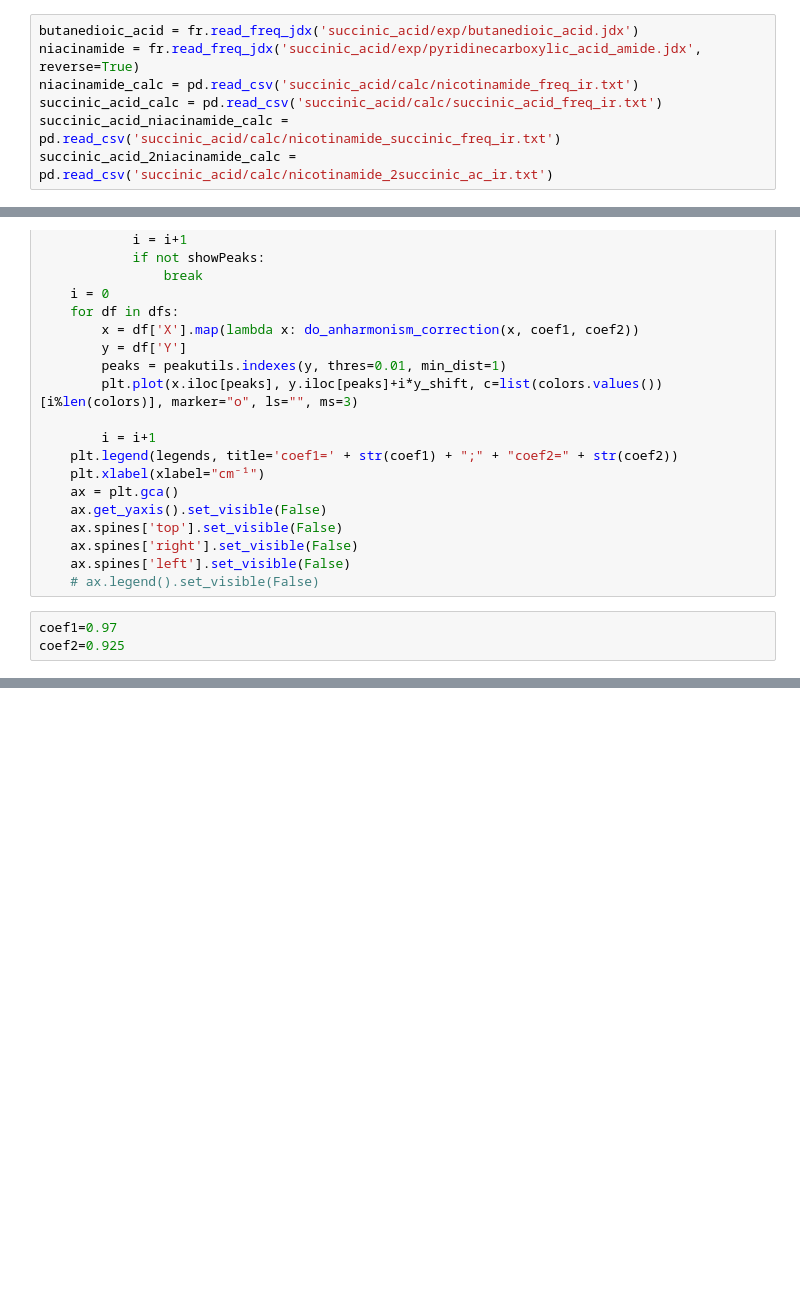
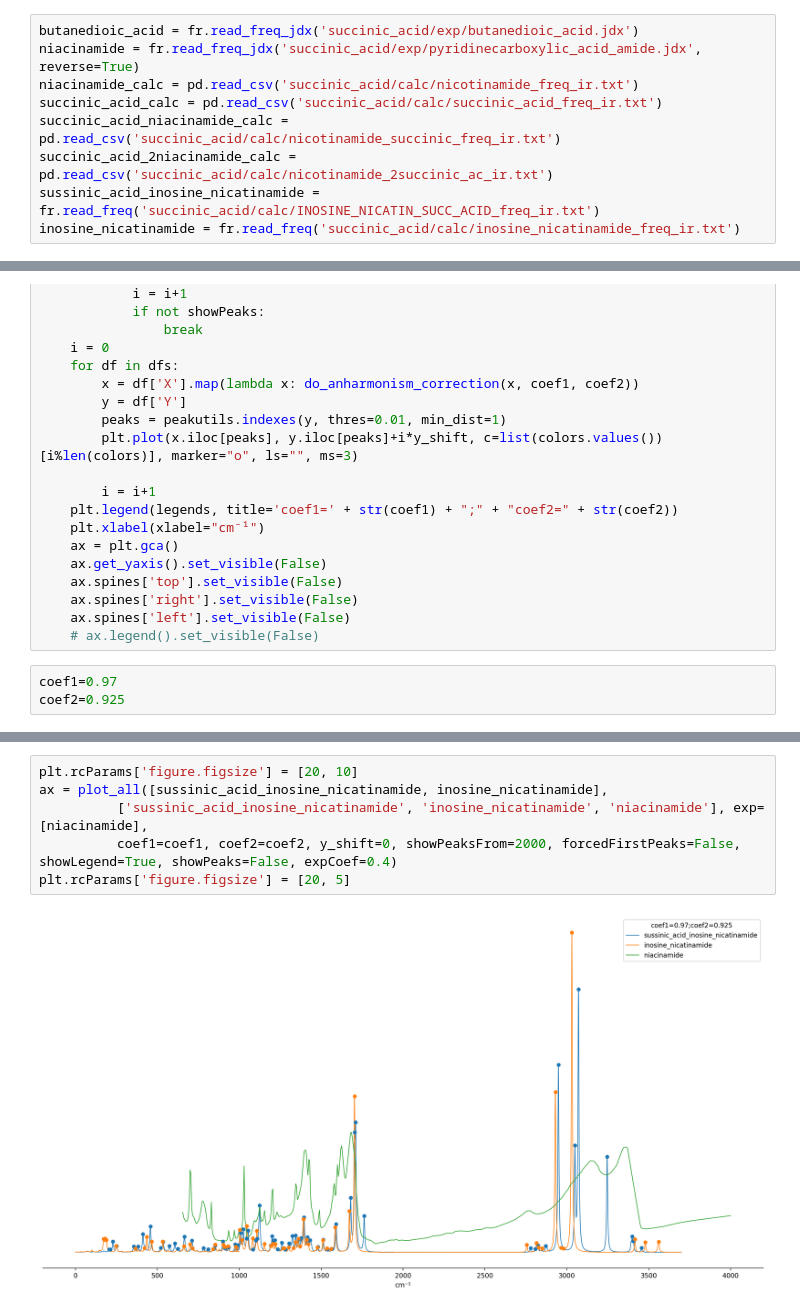
Before and after one commit to pavelFilin/gaussians-spectrum-visualis, a Jupyter notebook: succinic_acid.ipynb, the cells around one changed output, grey strips where cells are left out. Drawn from its saved outputs; the diff is of its cells as text; blank space fills up the shorter version.

Commit message:
added succinic inosine nicatin and inosine nicatin

```diff
--- a/succinic_acid.ipynb
+++ b/succinic_acid.ipynb
@@ -22,6 +22,8 @@ niacinamide_calc = pd.read_csv('succinic_acid/calc/nicotinamide_freq_ir.txt')
 succinic_acid_calc = pd.read_csv('succinic_acid/calc/succinic_acid_freq_ir.txt')
 succinic_acid_niacinamide_calc = pd.read_csv('succinic_acid/calc/nicotinamide_succinic_freq_ir.txt')
 succinic_acid_2niacinamide_calc = pd.read_csv('succinic_acid/calc/nicotinamide_2succinic_ac_ir.txt')
+sussinic_acid_inosine_nicatinamide = fr.read_freq('succinic_acid/calc/INOSINE_NICATIN_SUCC_ACID_freq_ir.txt')
+inosine_nicatinamide = fr.read_freq('succinic_acid/calc/inosine_nicatinamide_freq_ir.txt')
 # %%
 def plot_all(dfs, legends, exp=None, coef1=1, coef2=1, y_shift=0, showPeaks=False, forcedFirstPeaks=True, showPeaksFrom = 2000, showLegend=True, expCoef=1):
     line = ['-', '--', '-.', ':', ':']
@@ -183,3 +186,11 @@ plot_all_ultra_short([succinic_acid_calc],
            coef1=1, coef2=1, y_shift=0, showPeaks=True, showPeaksRange = 0, forcedFirstPeaks=True, showXFrom=2500, showXUpto=3850)
 # %% [output]
 [figure]
+# %%
+plt.rcParams['figure.figsize'] = [20, 10]
+ax = plot_all([sussinic_acid_inosine_nicatinamide, inosine_nicatinamide],
+          ['sussinic_acid_inosine_nicatinamide', 'inosine_nicatinamide', 'niacinamide'], exp=[niacinamide],
+          coef1=coef1, coef2=coef2, y_shift=0, showPeaksFrom=2000, forcedFirstPeaks=False, showLegend=True, showPeaks=False, expCoef=0.4)
+plt.rcParams['figure.figsize'] = [20, 5]
+# %% [output]
+[figure, added]
```
Also changed, not shown: parts of 1 cell of this notebook, 10 other files.
